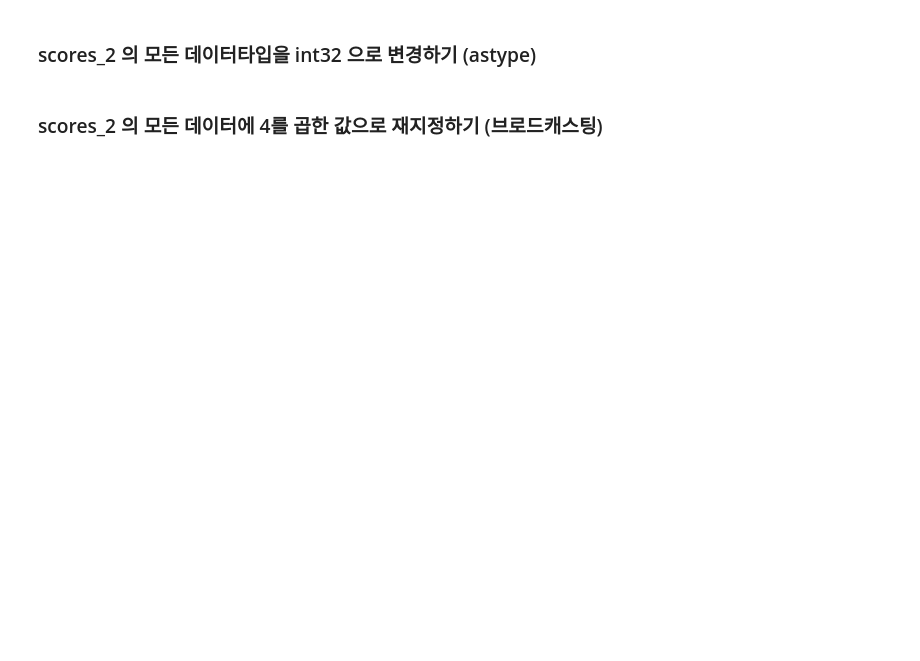
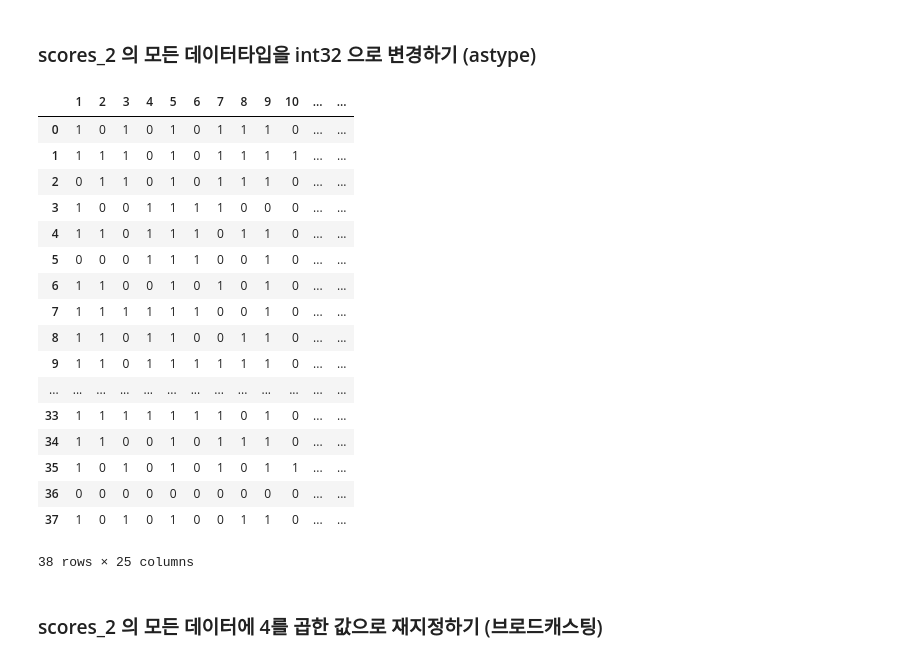
Before and after one commit to Pinkippo/python_algorithm_prac, a Jupyter notebook: BigData/pandas_recap_sol.ipynb, the cells around one changed output. Saved outputs shown, nothing was run; the diff lists cells and outputs as text; code cells hidden in the pictures; blank space fills up the shorter version.

```diff
--- a/BigData/pandas_recap_sol.ipynb
+++ b/BigData/pandas_recap_sol.ipynb
@@ -430,10 +431,10 @@ print(scientists)
 # %%
 import pandas as pd
 # %%
-scores_1_1 = pd.read_csv('../data/scores_1_1.csv', header=None)
-scores_1_2 = pd.read_csv('../data/scores_1_2.csv', header=None)
-scores_2_1 = pd.read_csv('../data/scores_2_1.csv', header=None)
-scores_2_2 = pd.read_csv('../data/scores_2_2.csv', header=None)
+scores_1_1 = pd.read_csv('scores_1_1.csv', header=None)
+scores_1_2 = pd.read_csv('scores_1_2.csv', header=None)
+scores_2_1 = pd.read_csv('scores_2_1.csv', header=None)
+scores_2_2 = pd.read_csv('scores_2_2.csv', header=None)
 # %% [markdown]
 ## 3.2 데이터 합치기
 # %% [markdown]
@@ -478,7 +567,26 @@ print(scores_2.head())
 # %% [markdown]
 ### scores_2 의 모든 데이터타입을 int32 으로 변경하기 (astype)
 # %%
-scores_2 = scores_2.astype('int32')
+scores_2.astype('int32')
+# %% [output]
+|  | 1 | 2 | 3 | 4 | 5 | 6 | 7 | 8 | 9 | 10 | ... | ... |
+| 0 | 1 | 0 | 1 | 0 | 1 | 0 | 1 | 1 | 1 | 0 | ... | ... |
+| 1 | 1 | 1 | 1 | 0 | 1 | 0 | 1 | 1 | 1 | 1 | ... | ... |
+| 2 | 0 | 1 | 1 | 0 | 1 | 0 | 1 | 1 | 1 | 0 | ... | ... |
+| 3 | 1 | 0 | 0 | 1 | 1 | 1 | 1 | 0 | 0 | 0 | ... | ... |
+| 4 | 1 | 1 | 0 | 1 | 1 | 1 | 0 | 1 | 1 | 0 | ... | ... |
+| 5 | 0 | 0 | 0 | 1 | 1 | 1 | 0 | 0 | 1 | 0 | ... | ... |
+| 6 | 1 | 1 | 0 | 0 | 1 | 0 | 1 | 0 | 1 | 0 | ... | ... |
+| 7 | 1 | 1 | 1 | 1 | 1 | 1 | 0 | 0 | 1 | 0 | ... | ... |
+| 8 | 1 | 1 | 0 | 1 | 1 | 0 | 0 | 1 | 1 | 0 | ... | ... |
+| 9 | 1 | 1 | 0 | 1 | 1 | 1 | 1 | 1 | 1 | 0 | ... | ... |
+| ... | ... | ... | ... | ... | ... | ... | ... | ... | ... | ... | ... | ... |
+| 33 | 1 | 1 | 1 | 1 | 1 | 1 | 1 | 0 | 1 | 0 | ... | ... |
+| 34 | 1 | 1 | 0 | 0 | 1 | 0 | 1 | 1 | 1 | 0 | ... | ... |
+| 35 | 1 | 0 | 1 | 0 | 1 | 0 | 1 | 0 | 1 | 1 | ... | ... |
+| 36 | 0 | 0 | 0 | 0 | 0 | 0 | 0 | 0 | 0 | 0 | ... | ... |
+| 37 | 1 | 0 | 1 | 0 | 1 | 0 | 0 | 1 | 1 | 0 | ... | ... |
+38 rows × 25 columns
 # %% [markdown]
 ### scores_2 의 모든 데이터에 4를 곱한 값으로 재지정하기 (브로드캐스팅)
 # %%
```
Also changed, not shown: parts of 16 cells of this notebook, 1 other file.
